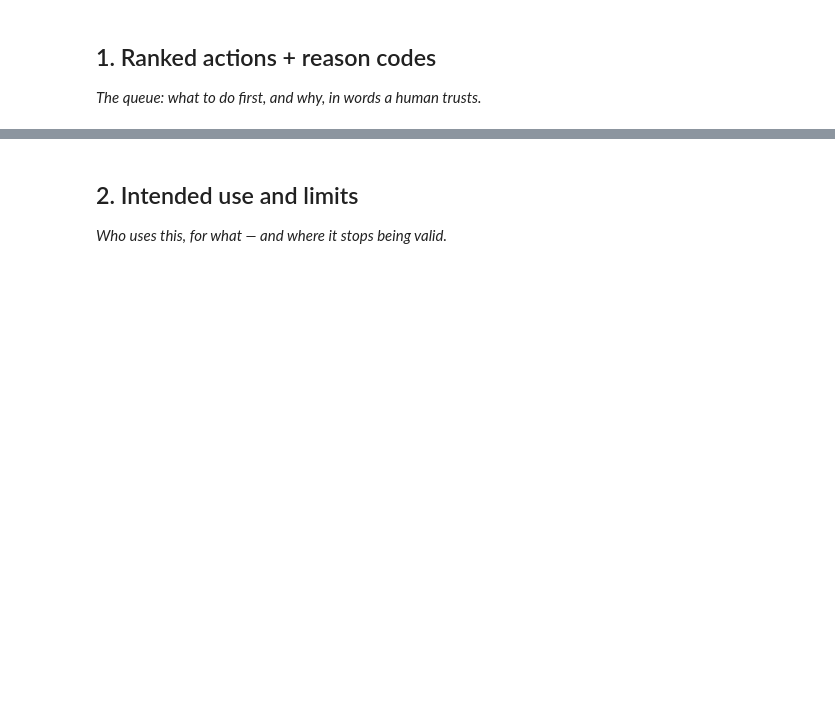
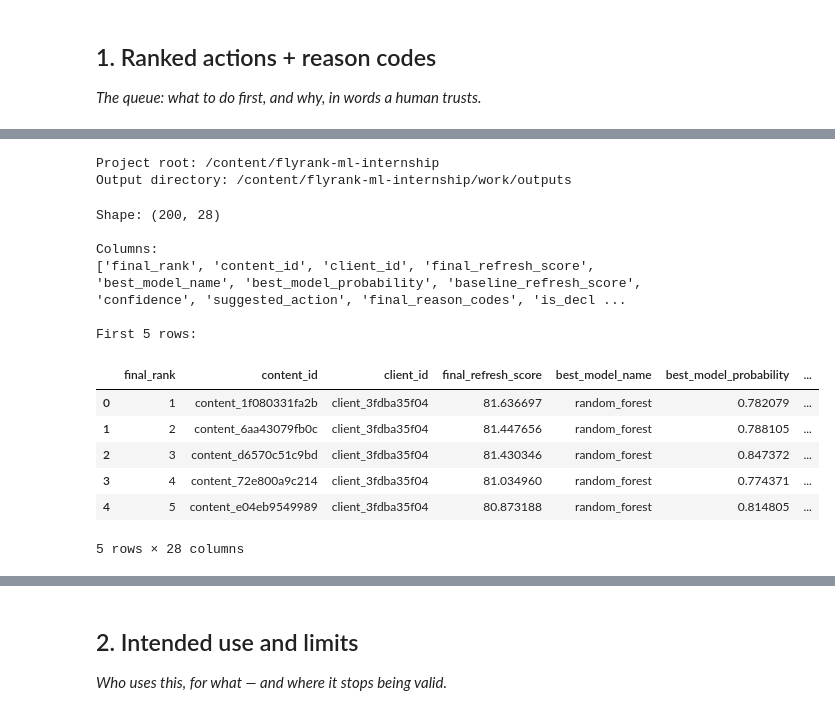
Before and after one commit to aliza1800/flyrank-ml-internship, a Jupyter notebook: work/notebooks/w07_action_playbook.ipynb, the cells around one changed output, grey strips where cells are left out. Cells and saved outputs as stored; diff of their text form; code cells hidden in the pictures; blank space fills up the shorter version.

```diff
--- a/work/notebooks/w07_action_playbook.ipynb
+++ b/work/notebooks/w07_action_playbook.ipynb
@@ -15,0 +29,45 @@ This skeleton is yours to fill. Work the sections **in order** — each one has
+# %%
+from pathlib import Path
+import pandas as pd
+
+# Project paths
+PROJECT_ROOT = Path.cwd()
+
+if not (PROJECT_ROOT / "work").exists():
+    PROJECT_ROOT = Path("/content/flyrank-ml-internship")
+
+OUTPUT_DIR = PROJECT_ROOT / "work" / "outputs"
+OUTPUT_DIR.mkdir(parents=True, exist_ok=True)
+
+print("Project root:", PROJECT_ROOT)
+print("Output directory:", OUTPUT_DIR)
+# %% [output]
+Project root: /content/flyrank-ml-internship
+Output directory: /content/flyrank-ml-internship/work/outputs
+# %%
+# Inspect the existing refresh queue sample
+
+queue_path = PROJECT_ROOT / "outputs" / "refresh_queue_sample.csv"
+
+queue = pd.read_csv(queue_path)
+
+print("Shape:", queue.shape)
+print("\nColumns:")
+print(queue.columns.tolist())
+
+print("\nFirst 5 rows:")
+display(queue.head())
+# %% [output]
+Shape: (200, 28)
+
+Columns:
+['final_rank', 'content_id', 'client_id', 'final_refresh_score', 'best_model_name', 'best_model_probability', 'baseline_refresh_score', 'confidence', 'suggested_action', 'final_reason_codes', 'is_decl ...
+
+First 5 rows:
+|  | final_rank | content_id | client_id | final_refresh_score | best_model_name | best_model_probability | ... |
+| 0 | 1 | content_1f080331fa2b | client_3fdba35f04 | 81.636697 | random_forest | 0.782079 | ... |
+| 1 | 2 | content_6aa43079fb0c | client_3fdba35f04 | 81.447656 | random_forest | 0.788105 | ... |
+| 2 | 3 | content_d6570c51c9bd | client_3fdba35f04 | 81.430346 | random_forest | 0.847372 | ... |
+| 3 | 4 | content_72e800a9c214 | client_3fdba35f04 | 81.034960 | random_forest | 0.774371 | ... |
+| 4 | 5 | content_e04eb9549989 | client_3fdba35f04 | 80.873188 | random_forest | 0.814805 | ... |
+5 rows × 28 columns
```
Also changed, not shown: parts of 20 cells of this notebook.
